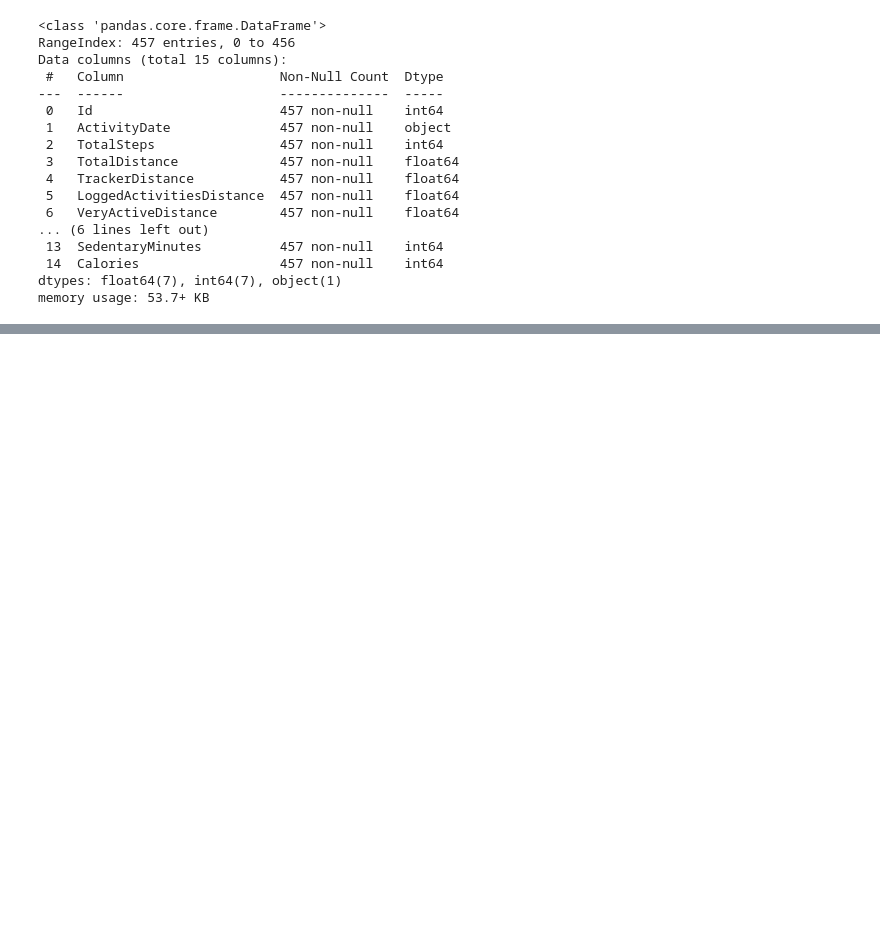
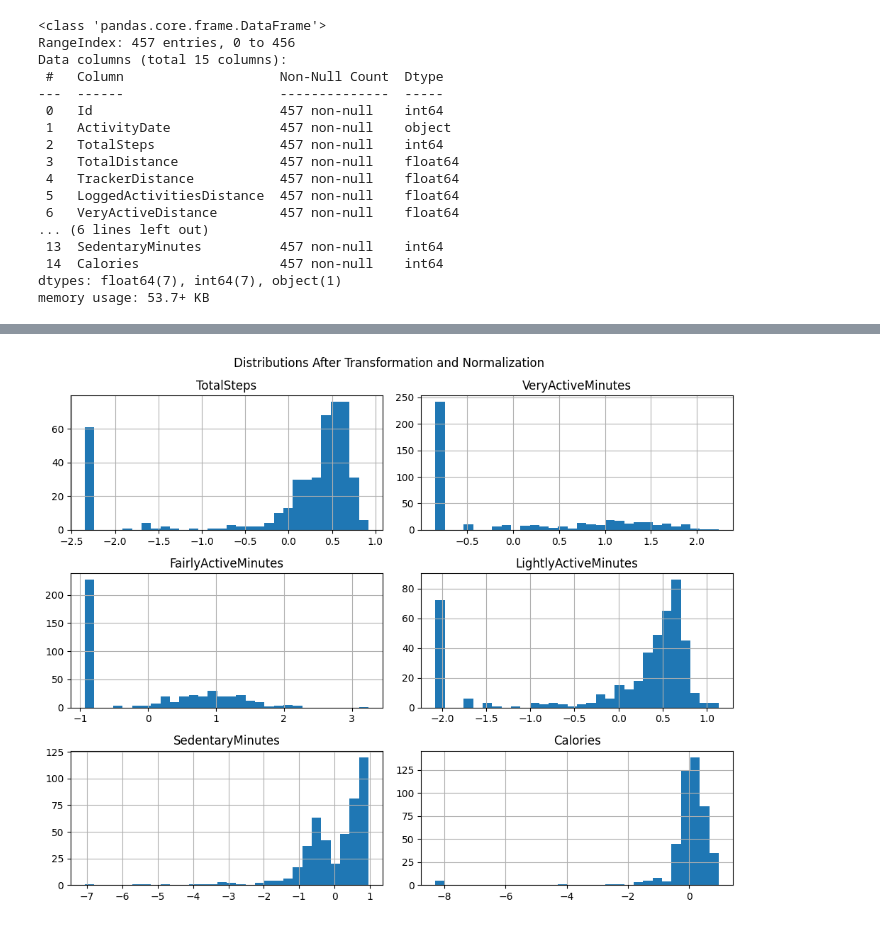
Before and after one commit to Egg-Lord/CCADMACL_COM232_PROJECT, a Jupyter notebook: ML_Lifestyle_and_Physical_Activity_Patterns_v2.ipynb, the cells around one changed output, grey strips where cells are left out. Cells and saved outputs as stored; diff of their text form; code cells hidden in the pictures; blank space fills up the shorter version.

```diff
--- a/ML_Lifestyle_and_Physical_Activity_Patterns_v2.ipynb
+++ b/ML_Lifestyle_and_Physical_Activity_Patterns_v2.ipynb
@@ -389,0 +159,11 @@ plt.show()
+# %%
+features = [
+    'TotalSteps',
+    'VeryActiveMinutes',
+    'FairlyActiveMinutes',
+    'LightlyActiveMinutes',
+    'SedentaryMinutes',
+    'Calories'
+]
+
+df_log = df[features].apply(lambda x: np.log1p(x))
@@ -389,0 +172,12 @@ plt.show()
+# %%
+scaler = StandardScaler()
+X_scaled = scaler.fit_transform(df_log)
+
+X_scaled = pd.DataFrame(X_scaled, columns=features)
+# %%
+X_scaled.hist(figsize=(10,8), bins=30)
+plt.suptitle("Distributions After Transformation and Normalization")
+plt.tight_layout()
+plt.show()
+# %% [output]
+[figure, added]
```
Also changed, not shown: parts of 61 cells of this notebook, 1 other file.
